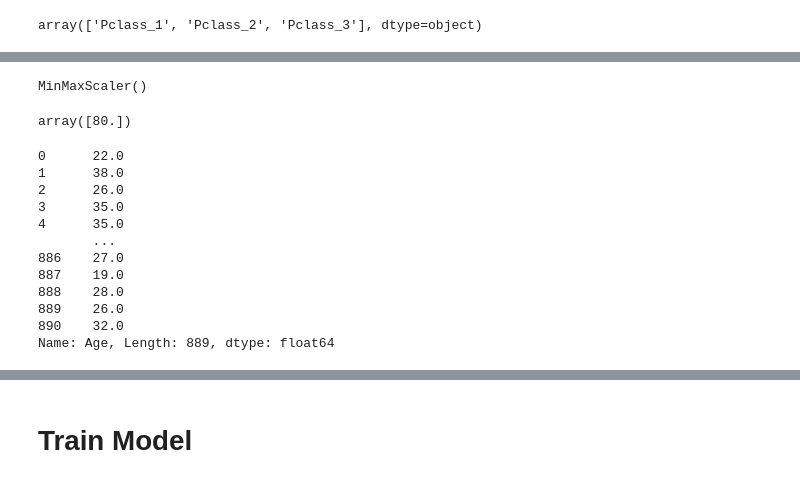
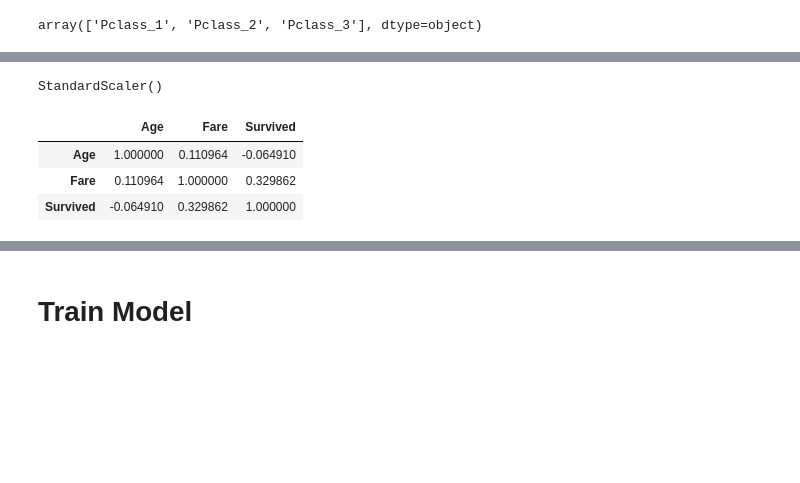
Before and after one commit to 9mithun9/Titanic-Survival-Model, a Jupyter notebook: titanic-survival.ipynb, the cells around one changed output, grey strips where cells are left out. Drawn from its saved outputs; the diff is of its cells as text; code cells hidden in the pictures; blank space fills up the shorter version.

```diff
--- a/titanic-survival.ipynb
+++ b/titanic-survival.ipynb
@@ -585,24 +251,13 @@ scaler = MinMaxScaler()
 # %%
-scaler.fit(titanic_df[['Age']])
+scaler = StandardScaler()
+scaler.fit(titanic_df[['Age','Fare']])
 # %% [output]
-MinMaxScaler()
+StandardScaler()
-# %%
-scaler.data_max_
-# %% [output]
-array([80.])
 # %%
-titanic_df.Age
+titanic_df[['Age','Fare', 'Survived']].corr()
 # %% [output]
-0      22.0
-1      38.0
-2      26.0
-3      35.0
-4      35.0
-       ...
-886    27.0
-887    19.0
-888    28.0
-889    26.0
-890    32.0
-Name: Age, Length: 889, dtype: float64
+|  | Age | Fare | Survived |
+| Age | 1.000000 | 0.110964 | -0.064910 |
+| Fare | 0.110964 | 1.000000 | 0.329862 |
+| Survived | -0.064910 | 0.329862 | 1.000000 |
 # %%
```
Also changed, not shown: parts of 72 cells of this notebook.
